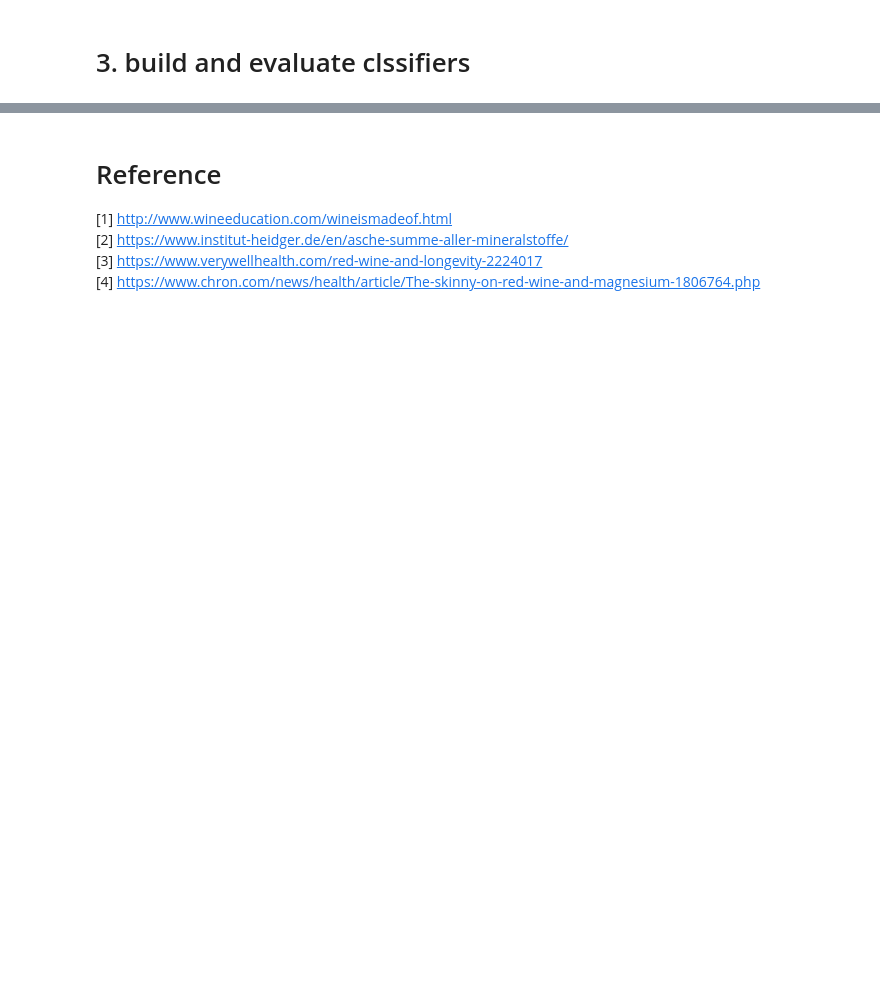
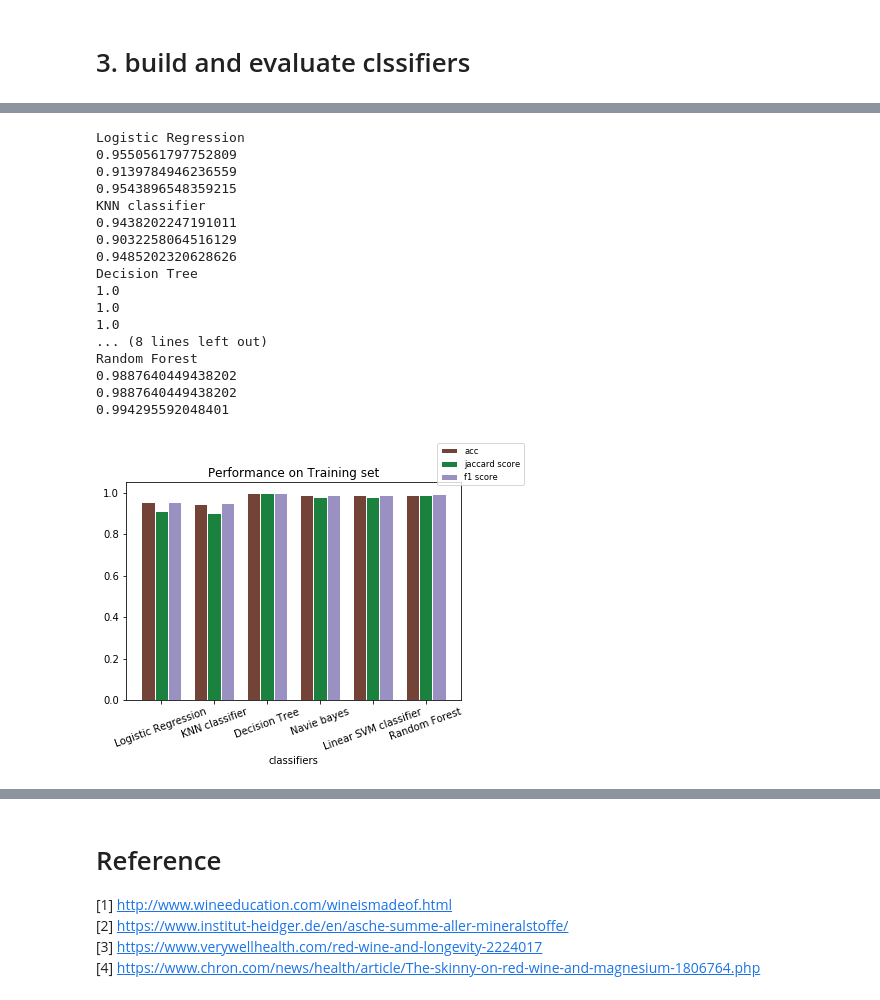
Before and after one commit to QiS9596/5243ExploratoryDataAnalysis, a Jupyter notebook: scripts/lab3_song1602.ipynb, the cells around one changed output, grey strips where cells are left out. Saved outputs shown, nothing was run; the diff lists cells and outputs as text; code cells hidden in the pictures; blank space fills up the shorter version.

```diff
--- a/scripts/lab3_song1602.ipynb
+++ b/scripts/lab3_song1602.ipynb
@@ -230,12 +262,15 @@ def fit_eval(classifier, attribute_train, label_train, attribute_test, label_tes
 # %%
 result = {}
+result_train = {}
 for i in range(6):
     cls = all_classifiers[i]
     if cls in dummies_classifiers:
-        eval_score = fit_eval(cls, X_train, y_train_one_hot, X_test,y_test_one_hot)
+        eval_train, eval_score = fit_eval(cls, X_train, y_train_one_hot, X_test,y_test_one_hot)
+        result_train[classifier_name[i]] = eval_train
         result[classifier_name[i]] = eval_score
     elif cls in one_dim_classifier:
-        eval_score = fit_eval(cls, X_train, y_train, X_test,y_test)
+        eval_train, eval_score = fit_eval(cls, X_train, y_train, X_test,y_test)
+        result_train[classifier_name[i]] = eval_train
         result[classifier_name[i]] = eval_score
     # print(classifier_name[i])
     # print(result[classifier_name[i]])
@@ -280,0 +297,57 @@ Random Forest
+# %%
+def parse_and_plot_result(result,title):
+    parsed_result = []
+    accs = []
+    jaccards = []
+    f1s = []
+    names = []
+    for name in result.keys():
+        print(name)
+        print(result[name]['accuracy'])
+        print(result[name]['jaccard'])
+        print(result[name]['report']['weighted avg']['f1-score'])
+        parsed_result.append([name,
+                              result[name]['accuracy'],
+                              result[name]['jaccard'],
+                              result[name]['report']['macro avg']['f1-score']])
+        names.append(name)
+        accs.append(result[name]['accuracy'])
+        jaccards.append(result[name]['jaccard'])
+        f1s.append(result[name]['report']['weighted avg']['f1-score'])
+
+    parsed_result = pd.DataFrame(parsed_result, columns=['name', 'acc','jaccard', 'f1'])
+    barwidth = 0.25
+    r1 = np.arange(len(accs))
+    r2 = [x + barwidth for x in r1]
+    r3 = [x + barwidth for x in r2]
+    plt.bar(r1,accs, color='#734338', width=barwidth, edgecolor='white', label='acc')
+    plt.bar(r2, jaccards, color='#1b813E', width=barwidth, edgecolor='white', label='jaccard score')
+    plt.bar(r3, f1s, color='#9b90c2',width=barwidth, edgecolor='white', label='f1 score')
+    plt.xlabel('classifiers')
+    fontP=FontProperties()
+    fontP.set_size('small')
+    plt.xticks([r+barwidth for r in range(len(classifier_name))],names,  rotation=20)
+    plt.legend(prop=fontP, bbox_to_anchor=(1.2,1.2))
+    plt.title(title)
+    plt.show()
+# %%
+parse_and_plot_result(result_train, "Performance on Training set")
+# %% [output]
+Logistic Regression
+0.9550561797752809
+0.9139784946236559
+0.9543896548359215
+KNN classifier
+0.9438202247191011
+0.9032258064516129
+0.9485202320628626
+Decision Tree
+1.0
+1.0
+1.0
+... (8 lines left out)
+Random Forest
+0.9887640449438202
+0.9887640449438202
+0.994295592048401
+[figure, added]
```
Also changed, not shown: parts of 19 cells of this notebook, 1 other file.
